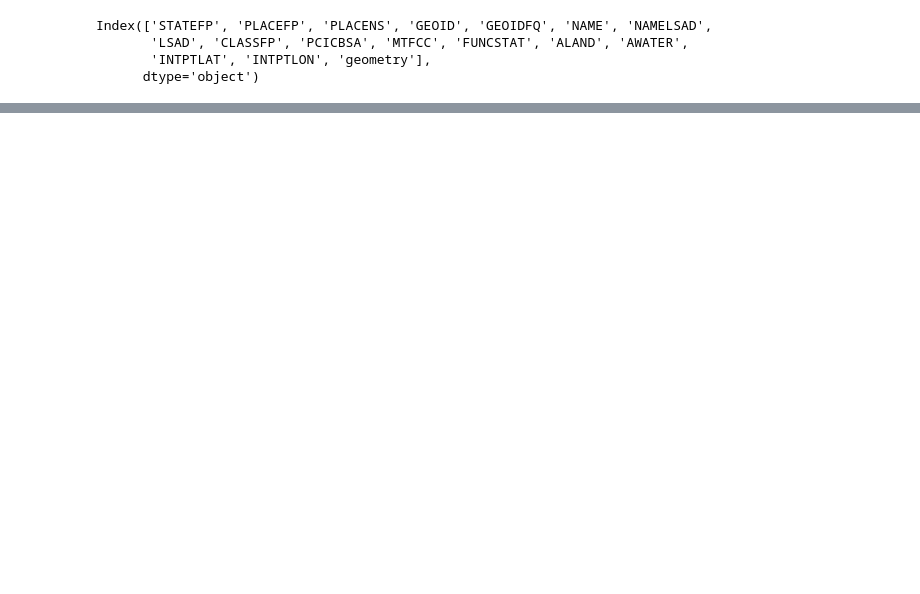
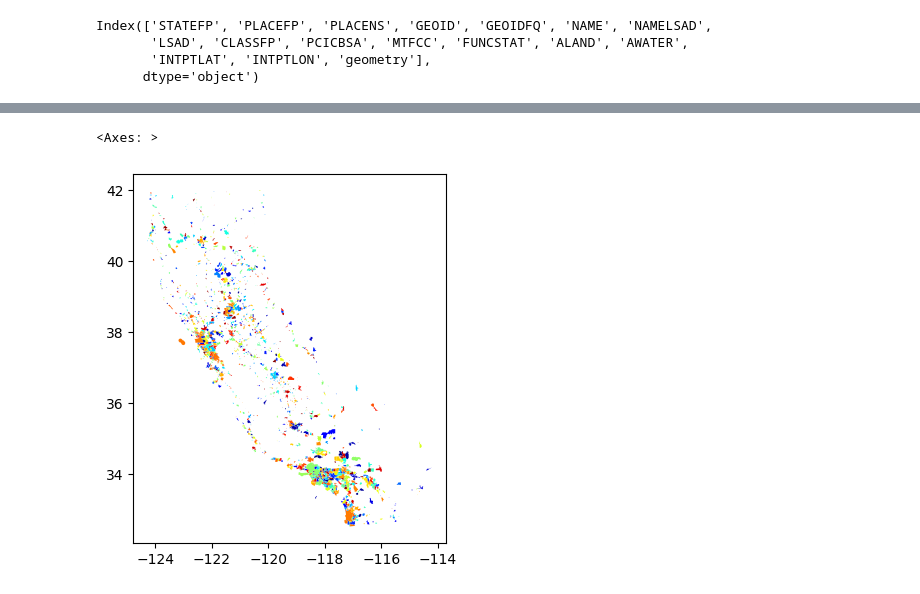
Before and after one commit to slowanimals/Geopandas, a Jupyter notebook: introtogp.ipynb, the cells around one changed output, grey strips where cells are left out. Cells and saved outputs as stored; diff of their text form; code cells hidden in the pictures; blank space fills up the shorter version.

```diff
--- a/introtogp.ipynb
+++ b/introtogp.ipynb
@@ -24,0 +26,5 @@ land.plot(figsize=[3,3])
+# %%
+land.plot(cmap='jet', column='NAME')
+# %% [output]
+<Axes: >
+[figure, added]
```
Also changed, not shown: parts of 2 cells of this notebook, 45 other files.
